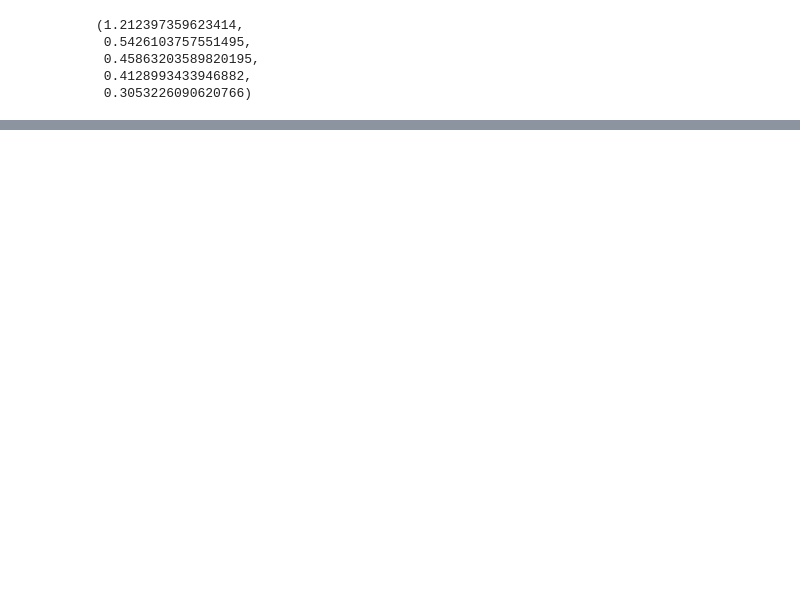
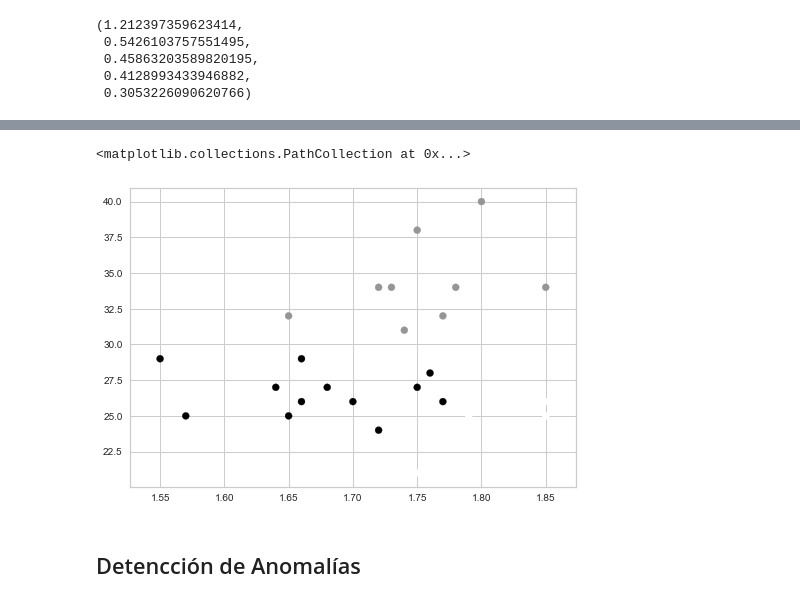
Before and after one commit to Josealigo/StatisticalLearning, a Jupyter notebook: Kmeans.ipynb, the cells around one changed output, grey strips where cells are left out. Cells and saved outputs as stored; diff of their text form; code cells hidden in the pictures; blank space fills up the shorter version.

Commit message:
Adición de búsqueda de anomalías

```diff
--- a/Kmeans.ipynb
+++ b/Kmeans.ipynb
@@ -127,0 +132,10 @@ data
+# %%
+sk_gmm = {}
+for i in range(2,7):
+    gmm = GaussianMixture(n_components = i).fit(np_dataset)
+    labels = gmm.predict(np_dataset)
+    probs = gmm.predict_proba(np_dataset)
+    piv_str = 'sk_centroids_list' + str(i-1)
+    sk_gmm[piv_str] = labels
+    piv_str = 'sk_prob_centroids_list' + str(i-1)
+    sk_gmm[piv_str] = probs
@@ -127,0 +236,8 @@ data
+# %%
+colors = cm.rainbow(np.linspace(0, 1, 3))
+plt.scatter(data['Estatura'], data['Edad'],c = sk_gmm['sk_centroids_list2'])
+# %% [output]
+<matplotlib.collections.PathCollection at 0x...>
+[figure, added]
+# %% [markdown]
+## Detencción de Anomalías
```
Also changed, not shown: parts of 28 cells of this notebook.
